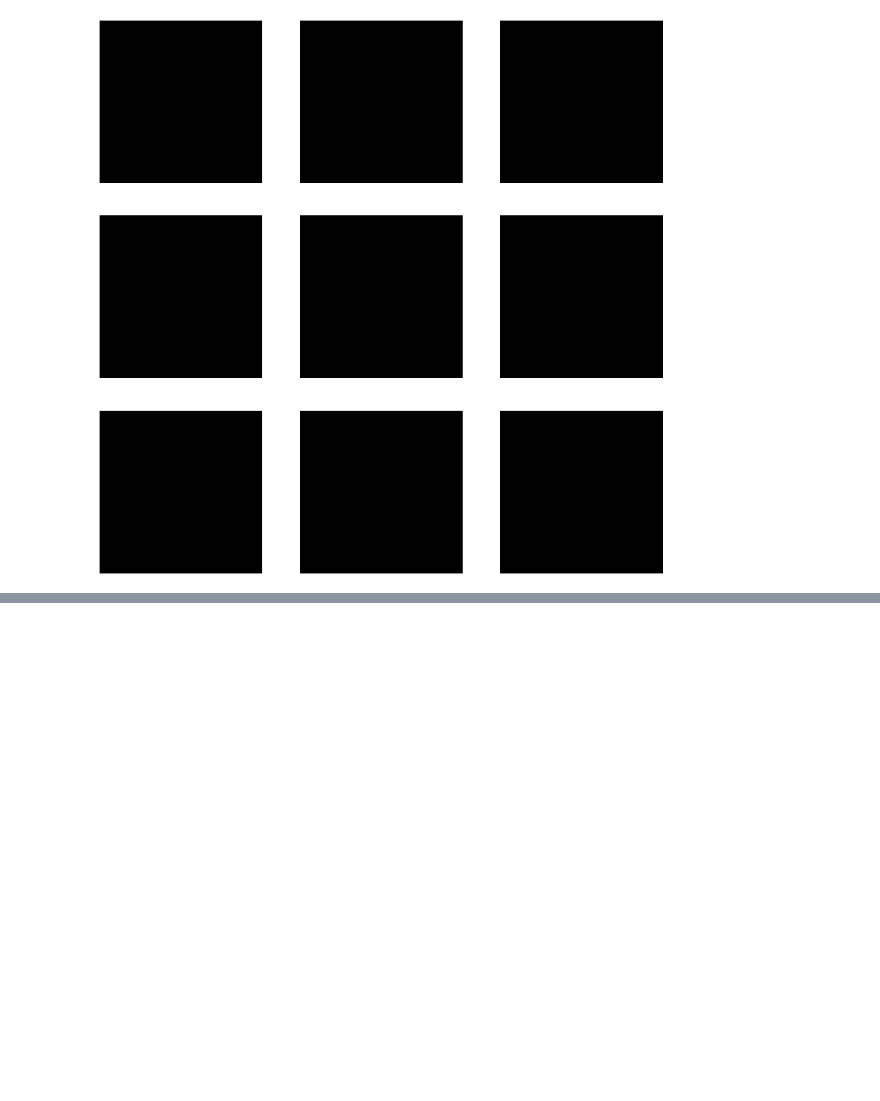
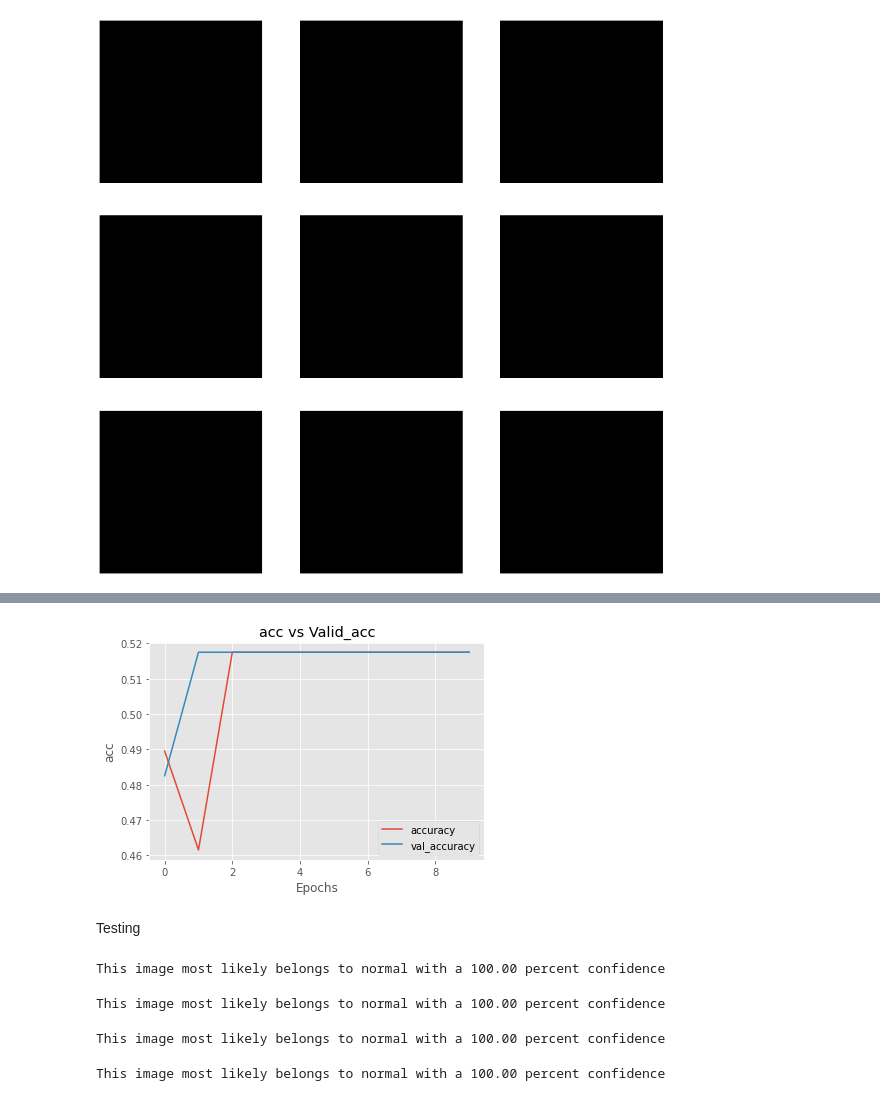
Before and after one commit to pirumba/deeplearning, a Jupyter notebook: Chest_opacity.ipynb, the cells around one changed output, grey strips where cells are left out. Saved outputs shown, nothing was run; the diff lists cells and outputs as text; code cells hidden in the pictures; blank space fills up the shorter version.

Commit message:
Testing

```diff
--- a/Chest_opacity.ipynb
+++ b/Chest_opacity.ipynb
@@ -270,0 +447,72 @@ for images, _ in normalized_train_ds.take(1):
+# %%
+plt.plot(history3.history['accuracy'], label = 'accuracy')
+plt.plot(history3.history['val_accuracy'], label='val_accuracy')
+plt.title("acc vs Valid_acc")
+plt.xlabel("Epochs")
+plt.ylabel("acc")
+plt.legend()
+plt.show()
+# %% [output]
+[figure, added]
+# %% [markdown]
+Testing
+# %%
+dataset_1 = "/content/drive/MyDrive/deep_learning_project/dataset1/normal/normal_0.png"
+
+img = tf.keras.utils.load_img(dataset_1, target_size=(100, 100))
+img_array = tf.keras.utils.img_to_array(img)
+img_array = tf.expand_dims(img_array,0)
+predictions =model.predict(img_array)
+score = tf.nn.softmax(predictions[0])
+
+print(
+    "This image most likely belongs to {} with a {:.2f} percent confidence"
+    .format(class_names[np.argmax(score)], 100*np.max(score))
+)
+# %% [output]
+This image most likely belongs to normal with a 100.00 percent confidence
+# %%
+dataset_1 = "/content/drive/MyDrive/deep_learning_project/dataset1/unknown_images/45.png"
+
+img = tf.keras.utils.load_img(dataset_1, target_size=(100, 100))
+img_array = tf.keras.utils.img_to_array(img)
+img_array = tf.expand_dims(img_array,0)
+predictions =model.predict(img_array)
+score = tf.nn.softmax(predictions[0])
+
+print(
+    "This image most likely belongs to {} with a {:.2f} percent confidence"
+    .format(class_names[np.argmax(score)], 100*np.max(score))
+)
+# %% [output]
+This image most likely belongs to normal with a 100.00 percent confidence
+# %%
+dataset_1 = "/content/drive/MyDrive/deep_learning_project/dataset1/unknown_images/13.png"
+
+img = tf.keras.utils.load_img(dataset_1, target_size=(100, 100))
+img_array = tf.keras.utils.img_to_array(img)
+img_array = tf.expand_dims(img_array,0)
+predictions =model.predict(img_array)
+score = tf.nn.softmax(predictions[0])
+
+print(
+    "This image most likely belongs to {} with a {:.2f} percent confidence"
+    .format(class_names[np.argmax(score)], 100*np.max(score))
+)
+# %% [output]
+This image most likely belongs to normal with a 100.00 percent confidence
+# %%
+dataset_1 = "/content/drive/MyDrive/deep_learning_project/dataset2/images/sick_eff21.png"
+
+img = tf.keras.utils.load_img(dataset_1, target_size=(100, 100))
+img_array = tf.keras.utils.img_to_array(img)
+img_array = tf.expand_dims(img_array,0)
+predictions =model.predict(img_array)
+score = tf.nn.softmax(predictions[0])
+
+print(
+    "This image most likely belongs to {} with a {:.2f} percent confidence"
+    .format(class_names[np.argmax(score)], 100*np.max(score))
+)
+# %% [output]
+This image most likely belongs to normal with a 100.00 percent confidence
```
Also changed, not shown: parts of 31 cells of this notebook.
